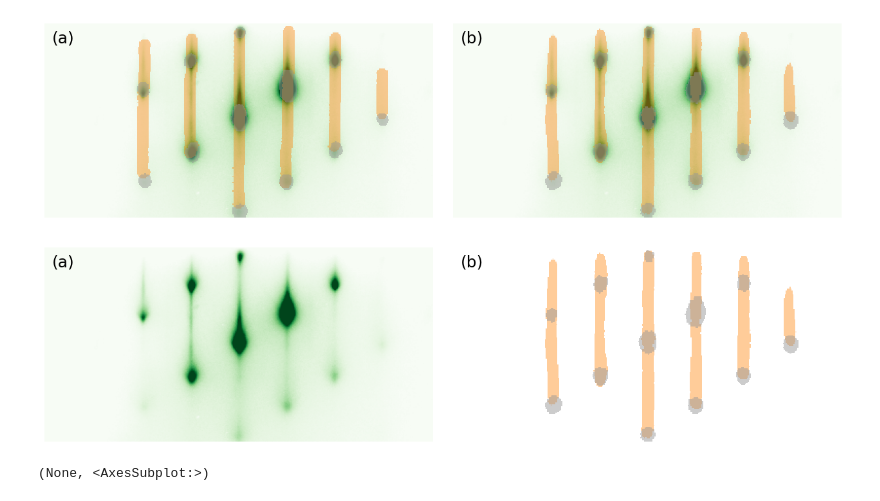
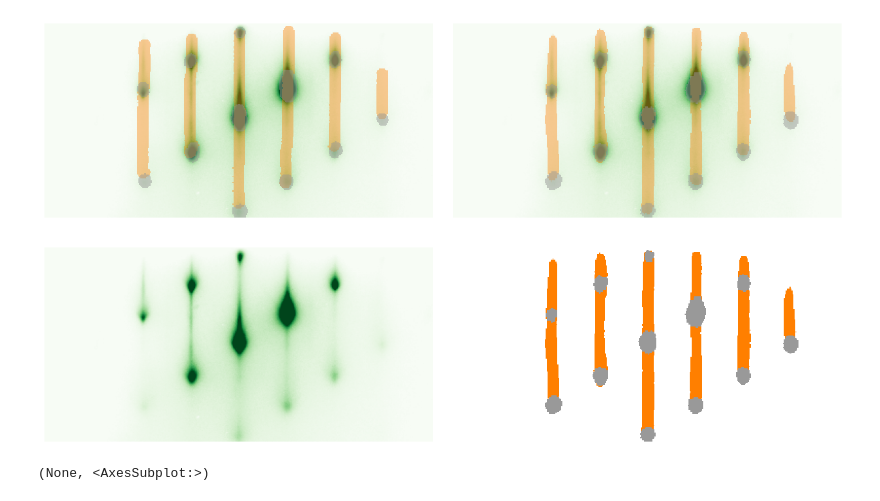
Before and after one commit to AuroraLHT/rhana, a Jupyter notebook: notebook/UNetPredictionFigure.ipynb, the cells around one changed output. Saved outputs shown, nothing was run; the diff lists cells and outputs as text; code cells hidden in the pictures.

```diff
--- a/notebook/UNetPredictionFigure.ipynb
+++ b/notebook/UNetPredictionFigure.ipynb
@@ -84,7 +84,7 @@ ax.imshow(
 
 ax.set_axis_off()
 
-ax.text(x=0.02, y=0.90, s="(a)", fontdict={"size":18, "color":text_color}, transform=ax.transAxes)
+# ax.text(x=0.02, y=0.90, s="(a)", fontdict={"size":18, "color":text_color}, transform=ax.transAxes)
 
 ax = axs[1]
 rd.plot_pattern(ax=ax, cmap='Greens')
@@ -106,7 +106,7 @@ ax.imshow(
 )
 
 ax.set_axis_off()
-ax.text(x=0.02, y=0.90, s="(b)", fontdict={"size":18, "color":text_color}, transform=ax.transAxes)
+# ax.text(x=0.02, y=0.90, s="(b)", fontdict={"size":18, "color":text_color}, transform=ax.transAxes)
 
 
 plt.subplots_adjust(left=None, bottom=None, right=None, top=None, wspace=0.05, hspace=None)
@@ -115,11 +115,14 @@ plt.subplots_adjust(left=None, bottom=None, right=None, top=None, wspace=0.05, h
 fig.savefig("publication/label_prediction_compare.png", bbox_inches='tight')
 plt.show()
 # %% [output]
-[figure, old version]
+[figure, new version]
 # %%
 cmap = "Set1"
 im_cmap = "Greens"
 text_color = "black"
+
+alpha_stripe = 1
+alpha_spot = 1
 
 fig, axs = plt.subplots(1,2, figsize=(16,4), dpi=100)
 
@@ -127,38 +130,38 @@ ax = axs[0]
 rd.plot_pattern(ax=ax, cmap=im_cmap)
 
 ax.set_axis_off()
 
-ax.text(x=0.02, y=0.90, s="(a)", fontdict={"size":18, "color":text_color}, transform=ax.transAxes)
+# ax.text(x=0.02, y=0.90, s="(a)", fontdict={"size":18, "color":text_color}, transform=ax.transAxes)
 
 ax = axs[1]
 
 ax.imshow(
     np.ma.masked_where(strip_mask_2==0, strip_mask_2*1),
     vmin=0, vmax=2,
     cmap=cmap,
     interpolation=None,
-    alpha=0.4
+    alpha=alpha_stripe
 )
 
 ax.imshow(
     np.ma.masked_where(spot_mask_2==0, spot_mask_2*2),
     vmin=0, vmax=2,
     cmap=cmap,
     interpolation=None,
-    alpha=0.5
+    alpha=alpha_spot
 )
 
 ax.set_axis_off()
-ax.text(x=0.02, y=0.90, s="(b)", fontdict={"size":18, "color":text_color}, transform=ax.transAxes)
+# ax.text(x=0.02, y=0.90, s="(b)", fontdict={"size":18, "color":text_color}, transform=ax.transAxes)
 
 
 plt.subplots_adjust(left=None, bottom=None, right=None, top=None, wspace=0.05, hspace=None)
 
 
 fig.savefig("publication/label_prediction_image_label.png", bbox_inches='tight')
 plt.show()
 # %% [output]
-[figure, old version]
+[figure, new version]
 # %%
 fig, ax = plt.subplots(dpi=100)
 
```
Also changed, not shown: 1 other file.
